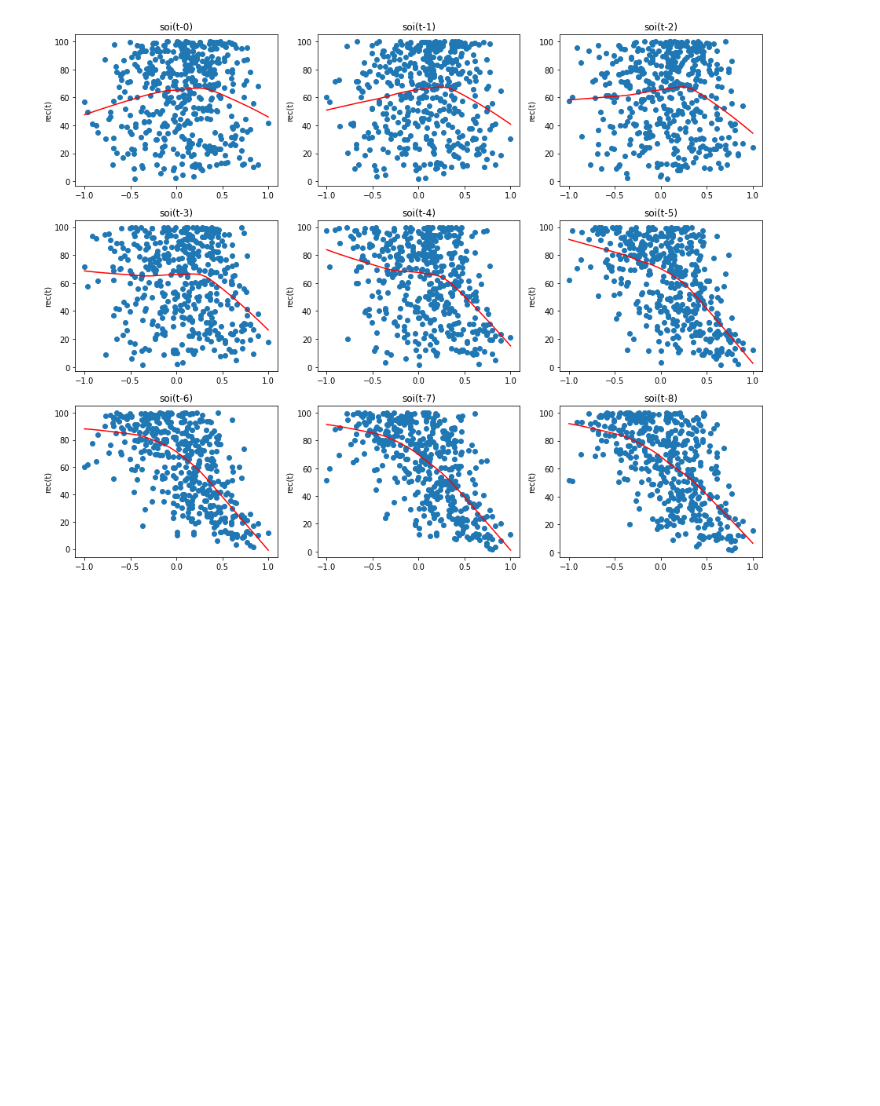
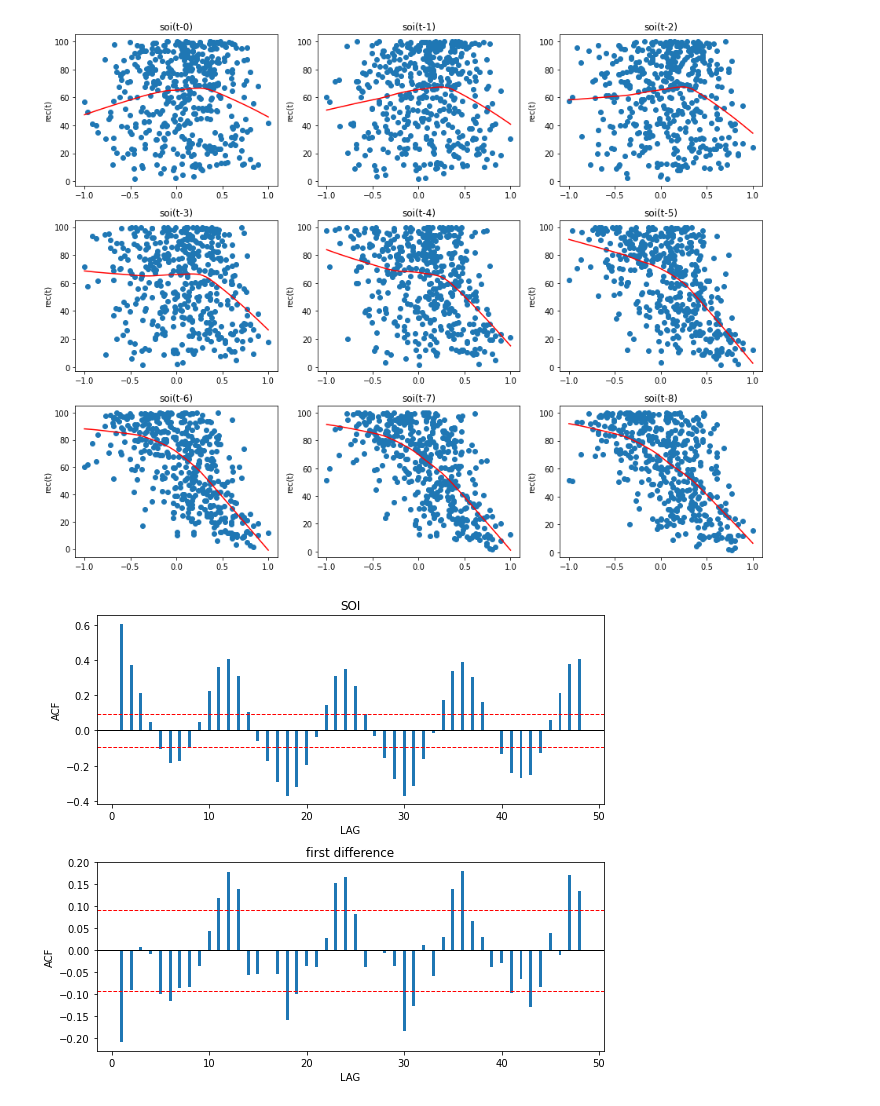
Before and after one commit to juanfperez/actd_sesion1, a Jupyter notebook: actd_series-tiempo_aed.ipynb, the cells around one changed output. Drawn from its saved outputs; the diff is of its cells as text; code cells hidden in the pictures; blank space fills up the shorter version.

```diff
--- a/actd_series-tiempo_aed.ipynb
+++ b/actd_series-tiempo_aed.ipynb
@@ -164,3 +164,16 @@ gtemp.diff().plot(ax=axes[1], xlabel="Time",
                     legend=False)
 fig.tight_layout()
 plt.show()
+# %%
+fig, axes = plt.subplots(nrows=2, figsize=(8, 7))
+
+acf1(soi, nlags=48, ax=axes[0], width=.3)
+axes[0].set_title("SOI")
+
+acf1(soi.diff().dropna(), nlags=48, ax=axes[1], width=.3)
+axes[1].set_title("first difference")
+
+fig.tight_layout()
+plt.show()
+# %% [output]
+[figure, added]
```
